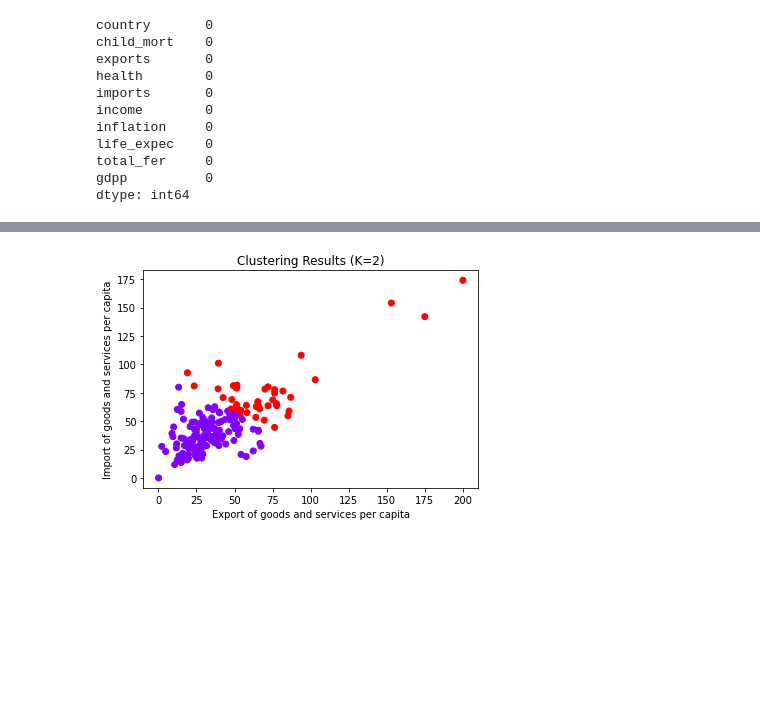
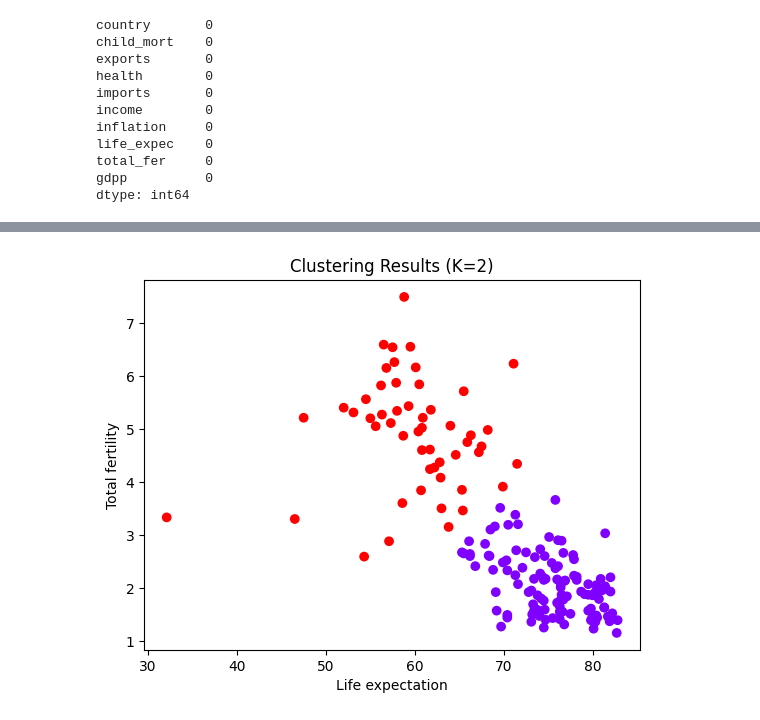
Before and after one commit to sahathat/dataSci, a Jupyter notebook: machineLearning/unsupervised/G7-Country-Datasets.ipynb, the cells around one changed output, grey strips where cells are left out. Saved outputs shown, nothing was run; the diff lists cells and outputs as text; code cells hidden in the pictures; blank space fills up the shorter version.

Commit message:
update dataset country data add PCA

```diff
--- a/machineLearning/unsupervised/G7-Country-Datasets.ipynb
+++ b/machineLearning/unsupervised/G7-Country-Datasets.ipynb
@@ -130,8 +131,8 @@ for method in methods:
     # Make a dendrogram from the linkage object.
     dendrogram(linkage_col[method], orientation='top', distance_sort='descending')
 
-    plt.xlabel("cluster data of ai/ml salaries data with work_year,experience_level,job_title and salary_in_usd")
-    plt.ylabel("distance")
-    plt.title(f"salaries data with work_year,experience_level,job_title and salary_in_usd use {method} linkage hierarchy clustering")
+    plt.xlabel("features")
+    plt.ylabel("distance t")
+    plt.title(f"country data without PCA by using {method} linkage hierarchy clustering")
     plt.show()
 # %% [output]
@@ -144,12 +145,11 @@ for method in methods:
 from scipy.cluster.hierarchy import fcluster
 
 
-max_d = [2,8,4,14]  # Adjust this value based on the dendrogram
+max_d = [0.8,4,2,10]  # Adjust this value based on the dendrogram
 i = 0
 
+cluster_df = df.copy()
 del cluster_df["country"]
-
-cluster_df = df.copy()
 for method in methods:
     clusters = fcluster(linkage_col[method], t=max_d[i], criterion='distance')
 
@@ -165,11 +165,11 @@ for method in methods:
 
     # sns.boxplot(x="work_year", y="salary_in_usd", data=cluster_df ,hue='Cluster', palette="deep")
     fig, ax = plt.subplots(figsize=(10,10))
-    sns.scatterplot(x='exports', y='imports', data=cluster_df, hue='Cluster_'+method, ax=ax, palette='viridis', alpha=0.5, )
-    ax.set_title('Comparison of exports and import')
+    sns.scatterplot(x='life_expec', y='total_fer', data=cluster_df, hue='Cluster_'+method, ax=ax, palette='viridis', alpha=0.5, )
+    ax.set_title('Comparison of life expectation and total fertility rate')
 
-    plt.ylabel("Export of goods and services per capita. Given as %age of the GDP per capita")
-    plt.xlabel("Imports of goods and services per capita. Given as %age of the GDP per capita")
+    plt.ylabel("Total fertility rate")
+    plt.xlabel("Life expectation")
     plt.title(f"Export and Import goods and services in {method} linkage mode")
     plt.legend(title="clusters",loc="upper right")
     plt.show()
@@ -186,6 +186,6 @@ for method in methods:
 # %%
 # evaluation
-from sklearn.metrics import silhouette_score, rand_score, adjusted_rand_score,normalized_mutual_info_score
+from sklearn.metrics import silhouette_score
 sil_scores = dict()
 # ri_scores = dict()
 # adr_scores = dict()
@@ -194,24 +194,6 @@ sil_scores = dict()
 for method in methods:
     sil_scores[method] = round(silhouette_score(features,cluster_df['Cluster_'+method]),4) # use features check
 
-# Range of K values
-k_values = range(2, 11)  # Start from 2 as silhouette score requires at least 2 clusters
-
-# Store the silhouette scores for each K
-silhouette_scores = []
-
-# Perform K-Means clustering and calculate silhouette score for each K
-for k in k_values:
-    kmeans = KMeans(n_clusters=k, random_state=42)
-    cluster_labels = kmeans.fit_predict(features)
-
-# Plot the silhouette scores
-plt.plot(k_values, silhouette_scores, marker='o')
-plt.xlabel('Number of Clusters (K)')
-plt.ylabel('Silhouette Score')
-plt.title('Silhouette Analysis for Optimal K')
-plt.show()
-
 print(f"silhouette score of features: \n{sil_scores}")
 # %% [output]
 silhouette score of features:
@@ -237,17 +219,17 @@ plt.show()
 # %%
 curvature = np.diff(inertia_values, 2)
 best_k = curvature.argmax() + 2
 
 best_kmeans = KMeans(n_clusters=best_k, random_state=42)
 cluster_df['Cluster_Kmean'] = best_kmeans.fit_predict(features)
 
-plt.scatter(cluster_df['exports'], cluster_df['imports'], c=cluster_df['Cluster_Kmean'], cmap='rainbow')
-plt.xlabel('Export of goods and services per capita')
-plt.ylabel('Import of goods and services per capita')
+plt.scatter(cluster_df['life_expec'], cluster_df['total_fer'], c=cluster_df['Cluster_Kmean'], cmap='rainbow')
+plt.xlabel('Life expectation')
+plt.ylabel('Total fertility')
 plt.title(f'Clustering Results (K={best_k})')
 plt.show()
 # %% [output]
-[figure, old version]
+[figure, new version]
 # %%
 silhouette_scores = []
 
```
Also changed, not shown: parts of 12 cells of this notebook, 1 other file.
